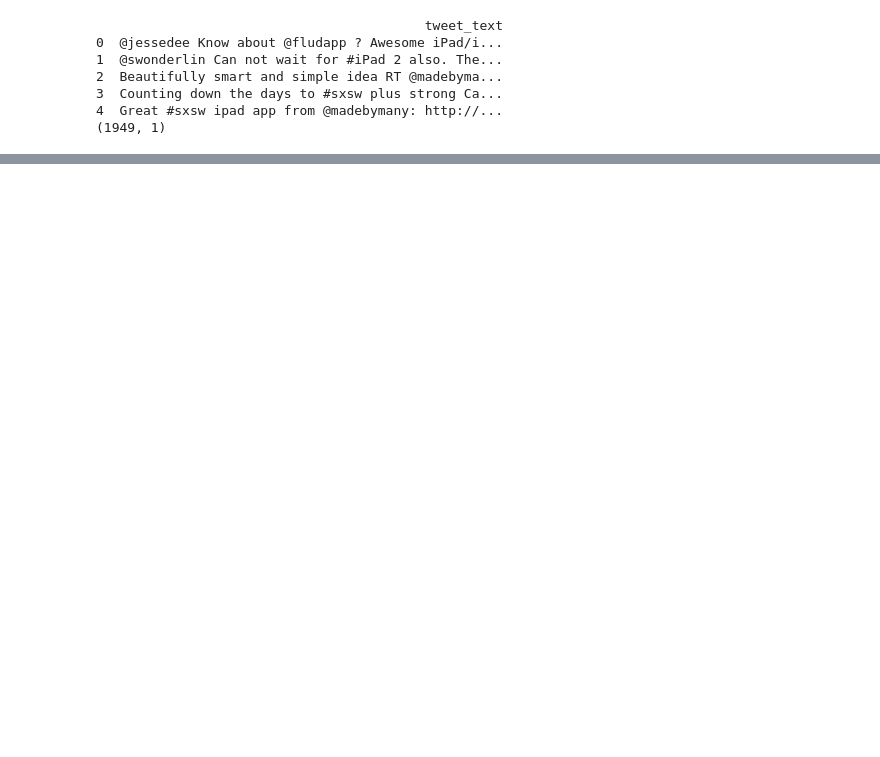
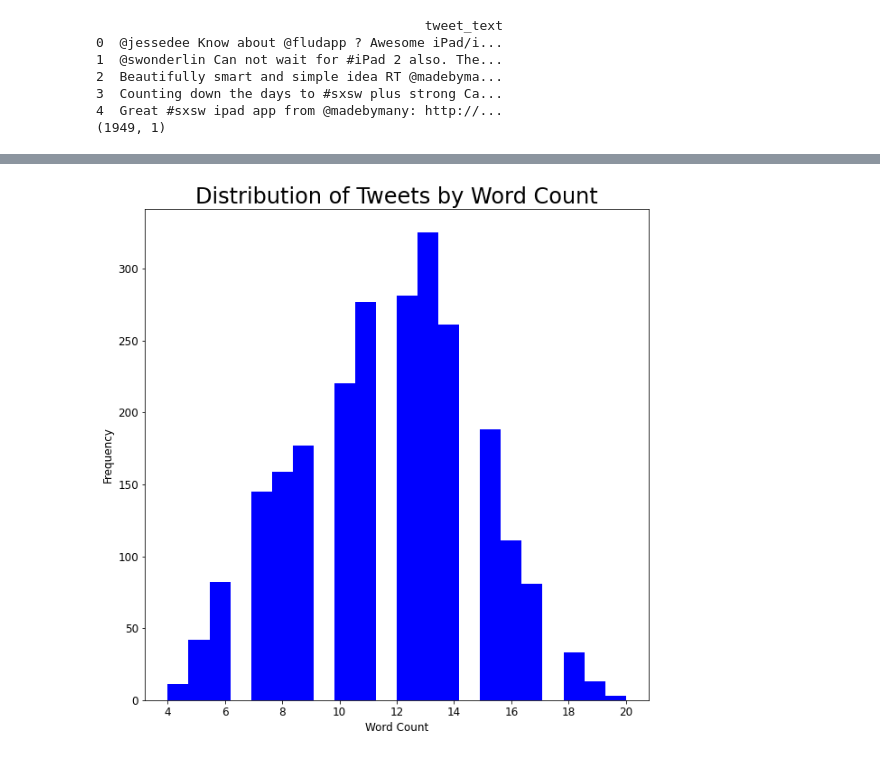
Before and after one commit to aspotter99/NLP---Twitter-Sentiment, a Jupyter notebook: notebooks/asp_notebooks/more_word_clouds.ipynb, the cells around one changed output, grey strips where cells are left out. Saved outputs shown, nothing was run; the diff lists cells and outputs as text; code cells hidden in the pictures; blank space fills up the shorter version.

```diff
--- a/notebooks/asp_notebooks/more_word_clouds.ipynb
+++ b/notebooks/asp_notebooks/more_word_clouds.ipynb
@@ -42,0 +255,12 @@ print(apple_positive.shape)
+# %%
+x = apl_prd['word_count']
+
+plt.figure(figsize=(10,10))
+plt.hist(x,bins='auto',color = 'blue')
+plt.xlabel('Word Count', fontsize = 12)
+plt.xticks(fontsize = 12)
+plt.ylabel('Frequency', fontsize = 12)
+plt.yticks(fontsize = 12)
+plt.title('Distribution of Tweets by Word Count', fontsize = 24);
+# %% [output]
+[figure, added]
```
Also changed, not shown: parts of 25 cells of this notebook, 3 other files.
